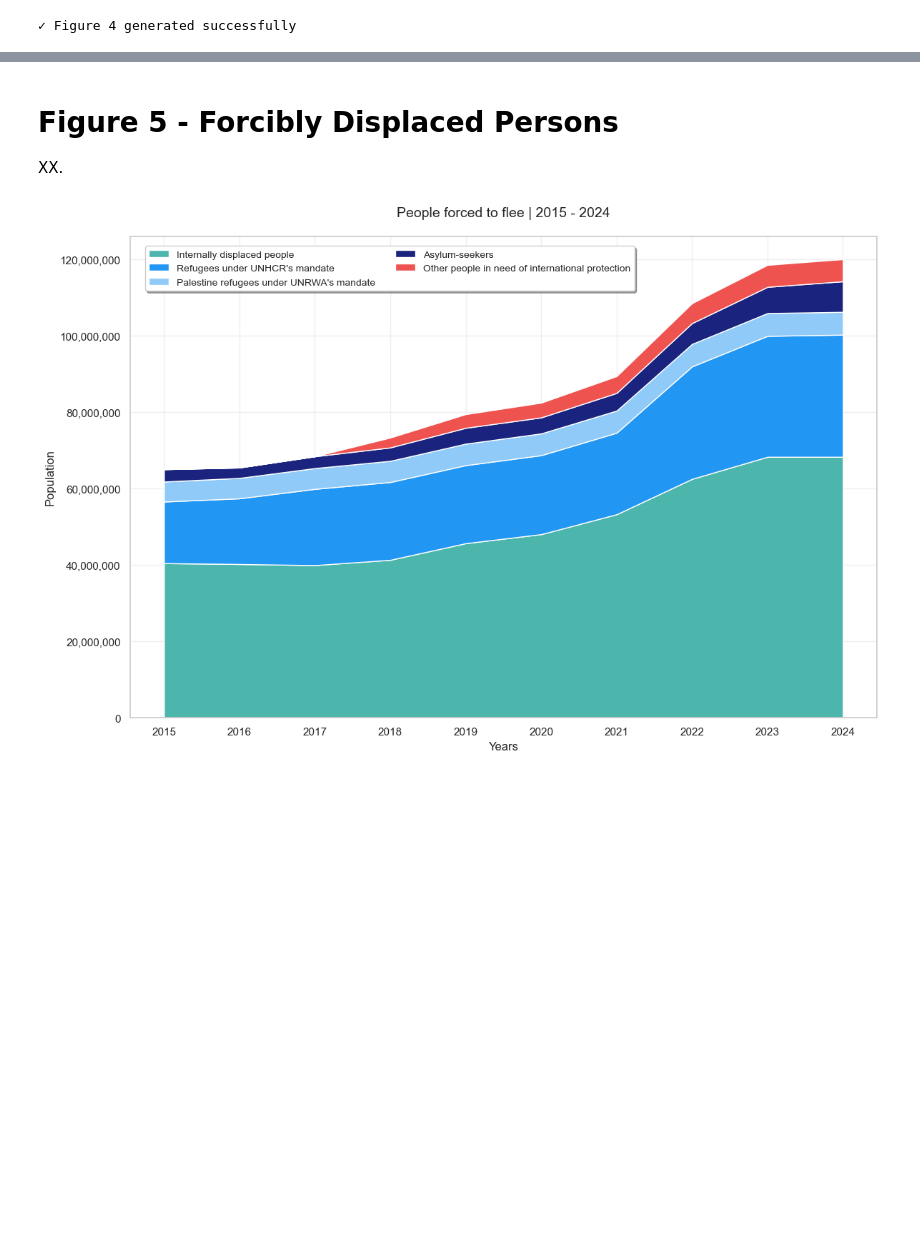
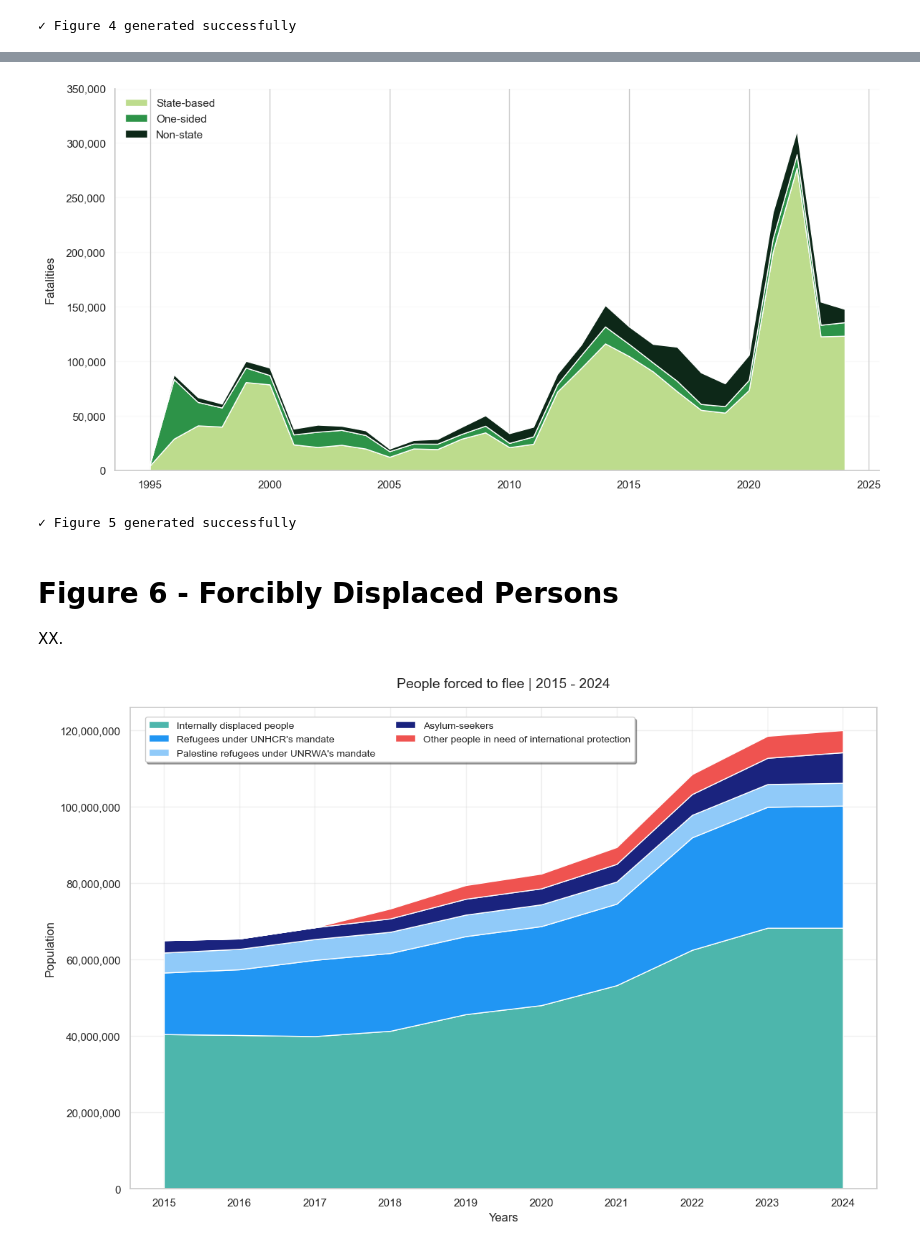
Before and after one commit to mglpurroy/slide-deck-analytics-1, a Jupyter notebook: notebooks/main.ipynb, the cells around one changed output, grey strips where cells are left out. Drawn from its saved outputs; the diff is of its cells as text; code cells hidden in the pictures; blank space fills up the shorter version.

```diff
--- a/notebooks/main.ipynb
+++ b/notebooks/main.ipynb
@@ -463,5 +445,73 @@ print("✓ Figure 4 generated successfully")
+# %%
+def plot_fatalities(df: pd.DataFrame, output_path: Optional[str] = None) -> None:
+    """
+    Create a stacked area plot of fatalities by violence type
+
+    Parameters:
+    -----------
+    df : pd.DataFrame
+        Processed fatalities data containing columns:
+        total_deaths_state_based, total_deaths_one_sided, total_deaths_non_state
+    output_path : str, optional
+        If provided, save the plot to this path
+    """
+    # Create the figure
+    plt.figure(figsize=(12, 6))
+
+    # Extract data for each violence type
+    years = df.index
+    state_based = df['total_deaths_state_based']
+    one_sided = df['total_deaths_one_sided']
+    non_state = df['total_deaths_non_state']
+
+    # Create stacked area plot
+    plt.stackplot(years,
+                 [state_based, one_sided, non_state],
+                 labels=['State-based', 'One-sided', 'Non-state'],
+                 colors=['#BDDC8D', '#2D9348', '#0D2818'])  # Light green, Medium green, Dark green
+
+    # Customize the plot
+    plt.xlabel('')
+    plt.ylabel('Fatalities', rotation=90, labelpad=10)
+
+    # Format y-axis with thousands
+    plt.gca().yaxis.set_major_formatter(
+        plt.FuncFormatter(lambda x, p: f'{int(x):,}'))
+
+    # Add thousands separator to y-axis labels
+    current_values = plt.gca().get_yticks()
+    plt.gca().set_yticks(current_values)
+
+    # Customize grid (only horizontal lines)
+    plt.grid(axis='y', linestyle='-', alpha=0.1)
+
+    # Remove top and right spines
+    plt.gca().spines['top'].set_visible(False)
+    plt.gca().spines['right'].set_visible(False)
+
+    # Customize legend
+    plt.legend(loc='upper left', frameon=False)
+
+    # Adjust layout
+    plt.tight_layout()
+
+    # Save if output path is provided
+    if output_path:
+        plt.savefig(output_path, bbox_inches='tight', dpi=300)
+        print(f"Plot saved to {output_path}")
+
+    return plt
+
+
+plot = plot_fatalities(fatalities_df)
+plot.show()
+
+print("✓ Figure 5 generated successfully")
+# %% [output]
+[figure, added]
+✓ Figure 5 generated successfully
 # %% [markdown]
-# Figure 5 - Forcibly Displaced Persons
+# Figure 6 - Forcibly Displaced Persons
 XX.
 # %%
 def prepare_data_for_plotting(df):
```
Also changed, not shown: parts of 6 cells of this notebook, 1 other file.
